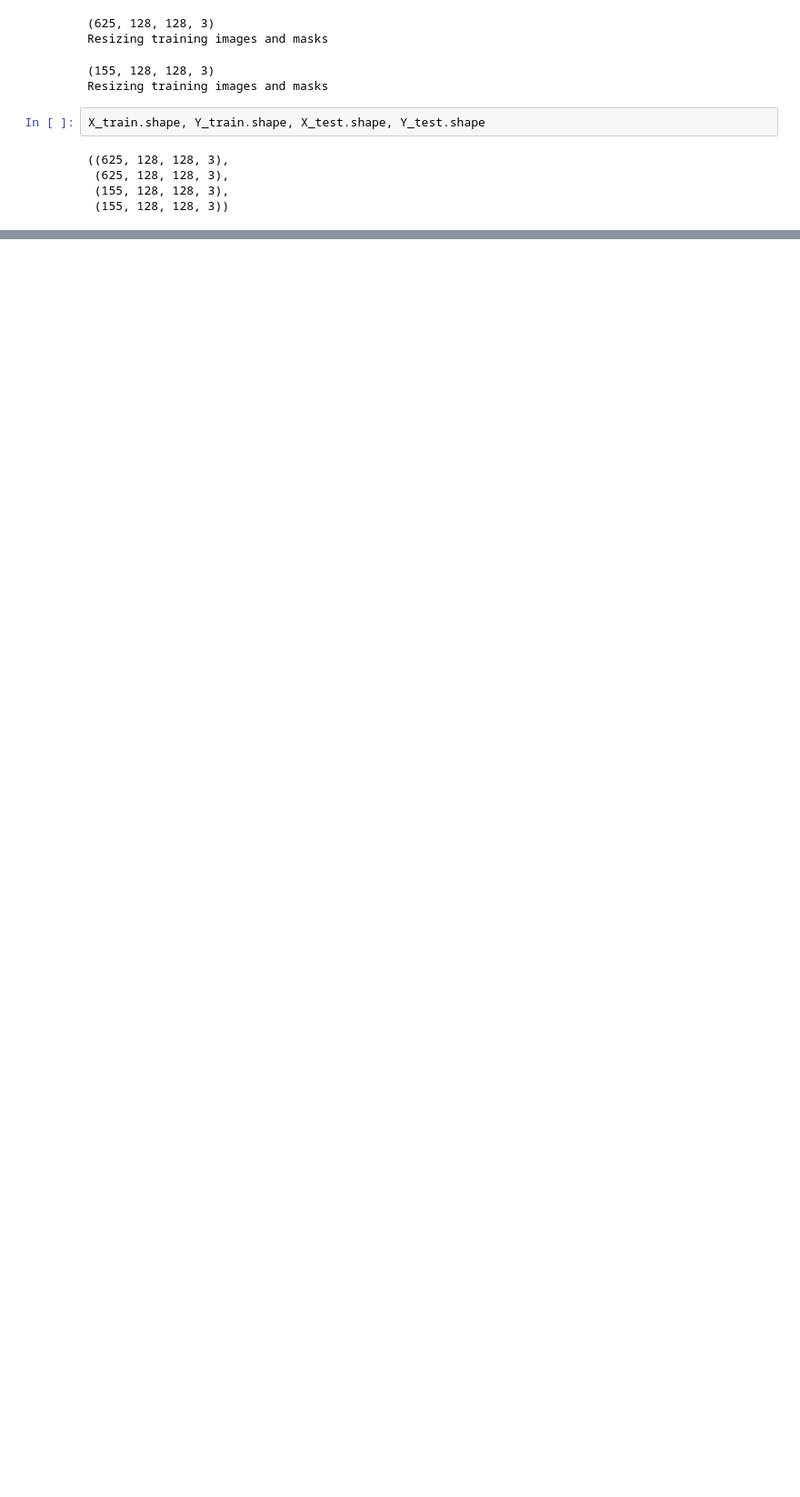
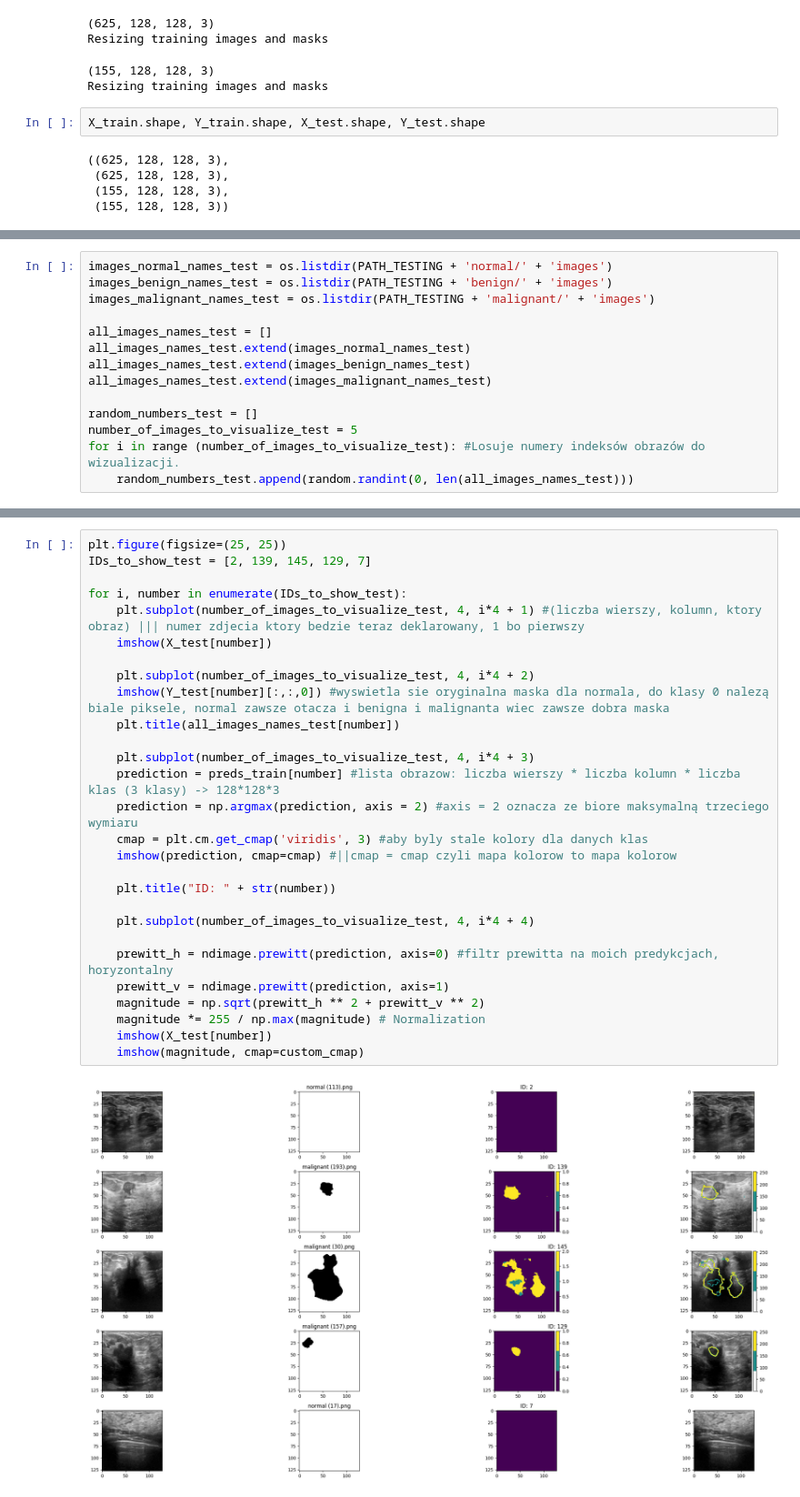
Before and after one commit to fabulousfoxx/Breast-Cancer-Segmentation, a Jupyter notebook: breast cancer segmentation project.ipynb, the cells around one changed output, grey strips where cells are left out. Shown at 91% size. Saved outputs shown, nothing was run; the diff lists cells and outputs as text; blank space fills up the shorter version.

```diff
--- a/breast cancer segmentation project.ipynb
+++ b/breast cancer segmentation project.ipynb
@@ -380,0 +462,14 @@ plt.show()
+# %%
+images_normal_names_test = os.listdir(PATH_TESTING + 'normal/' + 'images')
+images_benign_names_test = os.listdir(PATH_TESTING + 'benign/' + 'images')
+images_malignant_names_test = os.listdir(PATH_TESTING + 'malignant/' + 'images')
+
+all_images_names_test = []
+all_images_names_test.extend(images_normal_names_test)
+all_images_names_test.extend(images_benign_names_test)
+all_images_names_test.extend(images_malignant_names_test)
+
+random_numbers_test = []
+number_of_images_to_visualize_test = 5
+for i in range (number_of_images_to_visualize_test): #Losuje numery indeksów obrazów do wizualizacji.
+    random_numbers_test.append(random.randint(0, len(all_images_names_test)))
@@ -380,0 +478,30 @@ plt.show()
+# %%
+plt.figure(figsize=(25, 25))
+IDs_to_show_test = [2, 139, 145, 129, 7]
+
+for i, number in enumerate(IDs_to_show_test):
+    plt.subplot(number_of_images_to_visualize_test, 4, i*4 + 1) #(liczba wierszy, kolumn, ktory obraz) ||| numer zdjecia ktory bedzie teraz deklarowany, 1 bo pierwszy
+    imshow(X_test[number])
+
+    plt.subplot(number_of_images_to_visualize_test, 4, i*4 + 2)
+    imshow(Y_test[number][:,:,0]) #wyswietla sie oryginalna maska dla normala, do klasy 0 nalezą biale piksele, normal zawsze otacza i benigna i malignanta wiec zawsze dobra maska
+    plt.title(all_images_names_test[number])
+
+    plt.subplot(number_of_images_to_visualize_test, 4, i*4 + 3)
+    prediction = preds_train[number] #lista obrazow: liczba wierszy * liczba kolumn * liczba klas (3 klasy) -> 128*128*3
+    prediction = np.argmax(prediction, axis = 2) #axis = 2 oznacza ze biore maksymalną trzeciego wymiaru
+    cmap = plt.cm.get_cmap('viridis', 3) #aby byly stale kolory dla danych klas
+    imshow(prediction, cmap=cmap) #||cmap = cmap czyli mapa kolorow to mapa kolorow
+
+    plt.title("ID: " + str(number))
+
+    plt.subplot(number_of_images_to_visualize_test, 4, i*4 + 4)
+
+    prewitt_h = ndimage.prewitt(prediction, axis=0) #filtr prewitta na moich predykcjach, horyzontalny
+    prewitt_v = ndimage.prewitt(prediction, axis=1)
+    magnitude = np.sqrt(prewitt_h ** 2 + prewitt_v ** 2)
+    magnitude *= 255 / np.max(magnitude) # Normalization
+    imshow(X_test[number])
+    imshow(magnitude, cmap=custom_cmap)
+# %% [output]
+[figure, added]
```
Also changed, not shown: parts of 16 cells of this notebook.
